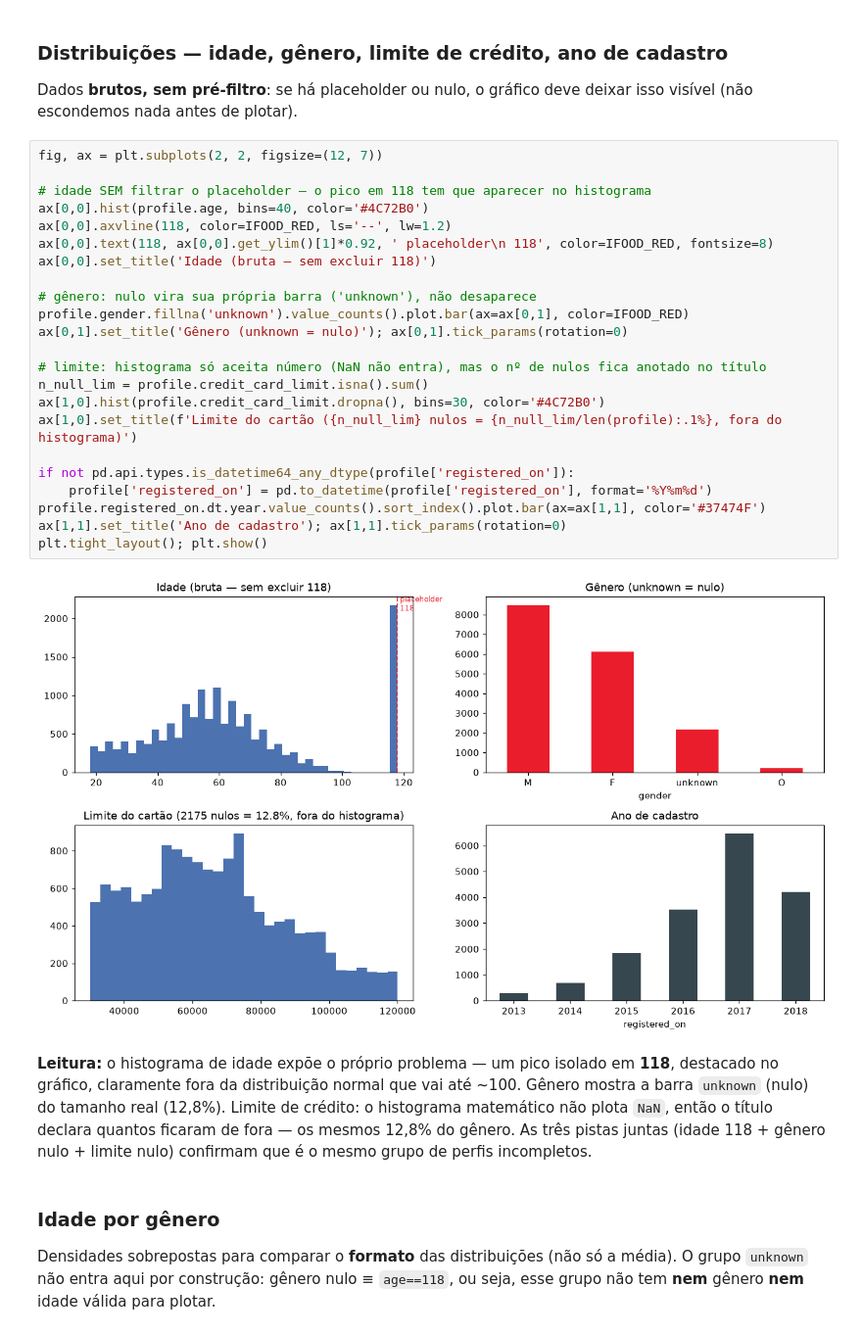
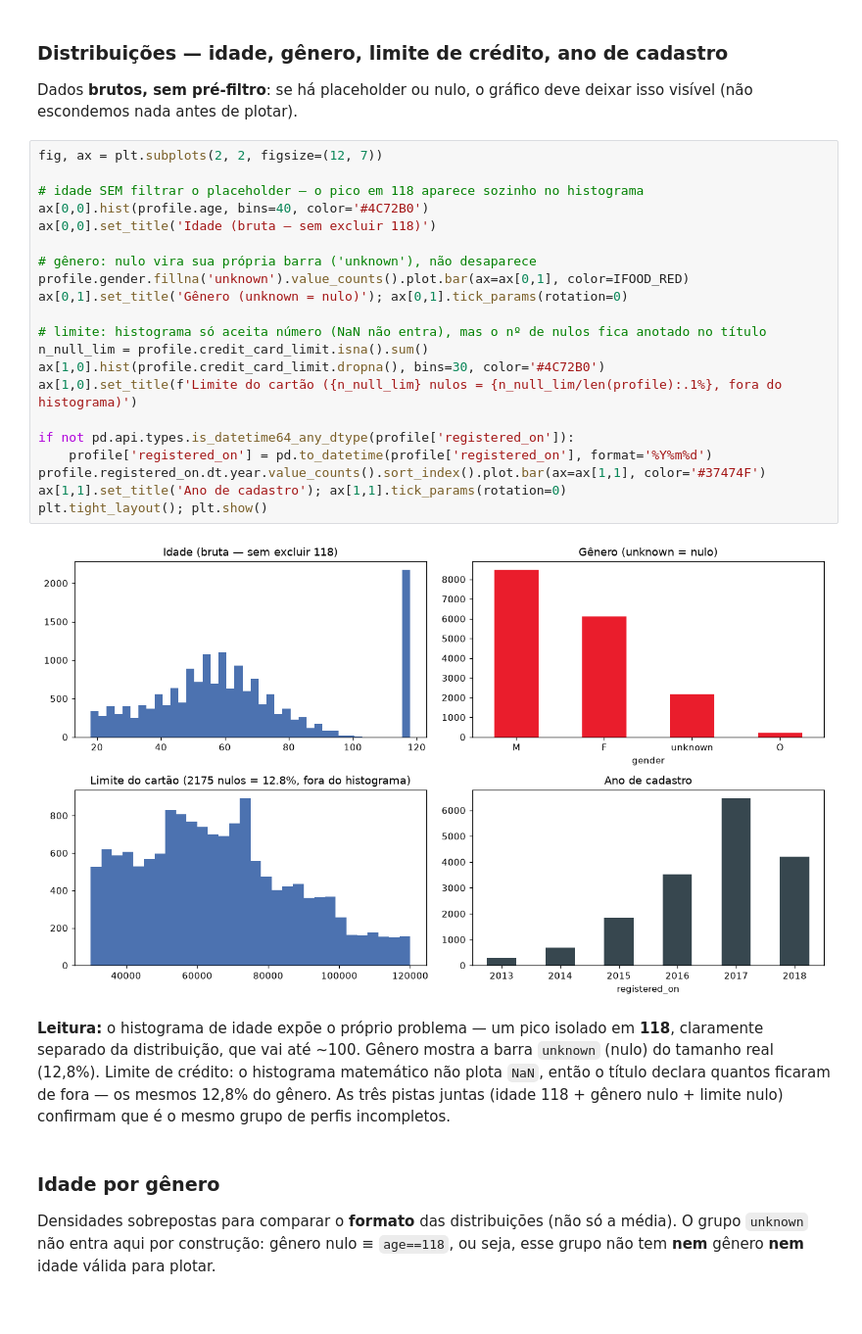
Before and after one commit to velosomn/ifood-case, a Jupyter notebook: notebooks/0_eda.ipynb, the cells around one changed output. Shown at 98% size. Drawn from its saved outputs; the diff is of its cells as text.

```diff
--- a/notebooks/0_eda.ipynb
+++ b/notebooks/0_eda.ipynb
@@ -248,32 +248,30 @@ deixar isso visível (não escondemos nada antes de plotar).
 # %%
 fig, ax = plt.subplots(2, 2, figsize=(12, 7))
 
-# idade SEM filtrar o placeholder — o pico em 118 tem que aparecer no histograma
+# idade SEM filtrar o placeholder — o pico em 118 aparece sozinho no histograma
 ax[0,0].hist(profile.age, bins=40, color='#4C72B0')
-ax[0,0].axvline(118, color=IFOOD_RED, ls='--', lw=1.2)
-ax[0,0].text(118, ax[0,0].get_ylim()[1]*0.92, ' placeholder\n 118', color=IFOOD_RED, fontsize=8)
 ax[0,0].set_title('Idade (bruta — sem excluir 118)')
 
 # gênero: nulo vira sua própria barra ('unknown'), não desaparece
 profile.gender.fillna('unknown').value_counts().plot.bar(ax=ax[0,1], color=IFOOD_RED)
 ax[0,1].set_title('Gênero (unknown = nulo)'); ax[0,1].tick_params(rotation=0)
 
 # limite: histograma só aceita número (NaN não entra), mas o nº de nulos fica anotado no título
 n_null_lim = profile.credit_card_limit.isna().sum()
 ax[1,0].hist(profile.credit_card_limit.dropna(), bins=30, color='#4C72B0')
 ax[1,0].set_title(f'Limite do cartão ({n_null_lim} nulos = {n_null_lim/len(profile):.1%}, fora do histograma)')
 
 if not pd.api.types.is_datetime64_any_dtype(profile['registered_on']):
     profile['registered_on'] = pd.to_datetime(profile['registered_on'], format='%Y%m%d')
 profile.registered_on.dt.year.value_counts().sort_index().plot.bar(ax=ax[1,1], color='#37474F')
 ax[1,1].set_title('Ano de cadastro'); ax[1,1].tick_params(rotation=0)
 plt.tight_layout(); plt.show()
 # %% [output]
-[figure, old version]
+[figure, new version]
 # %% [markdown]
 **Leitura:** o histograma de idade expõe o próprio problema — um pico
-isolado em **118**, destacado no gráfico, claramente fora da distribuição normal
-que vai até ~100. Gênero mostra a barra `unknown` (nulo) do tamanho real (12,8%).
+isolado em **118**, claramente separado da distribuição, que vai até ~100.
+Gênero mostra a barra `unknown` (nulo) do tamanho real (12,8%).
 Limite de crédito: o histograma matemático não plota `NaN`, então o título
 declara quantos ficaram de fora — os mesmos 12,8% do gênero. As três pistas
 juntas (idade 118 + gênero nulo + limite nulo) confirmam que é o mesmo grupo de
```
Also changed, not shown: parts of 2 cells of this notebook, 1 other file.
